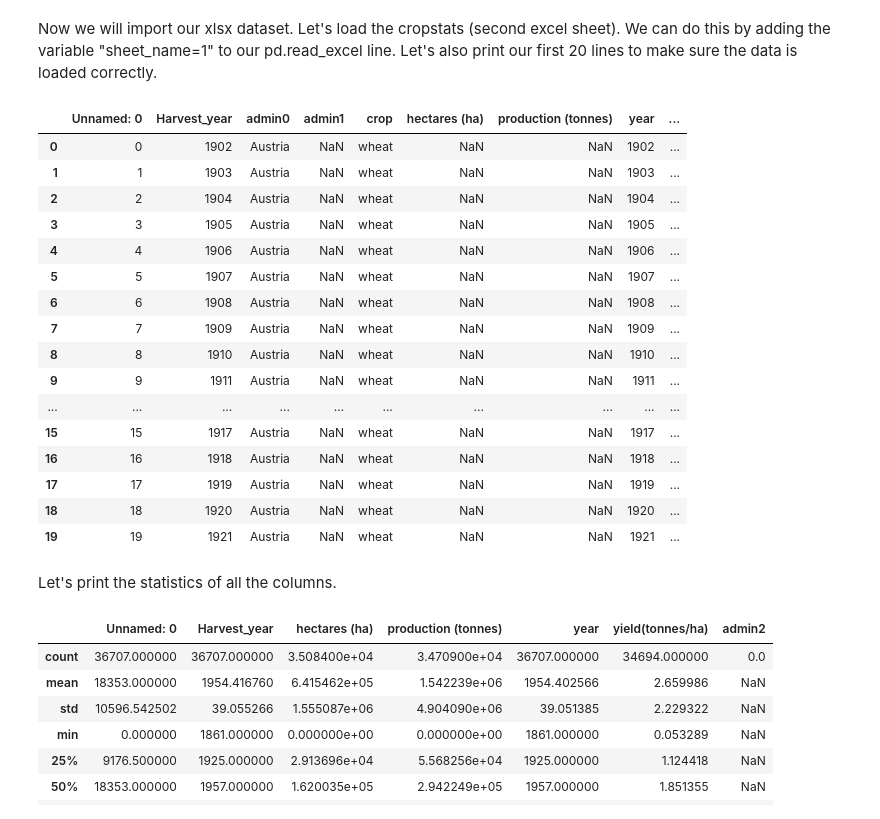
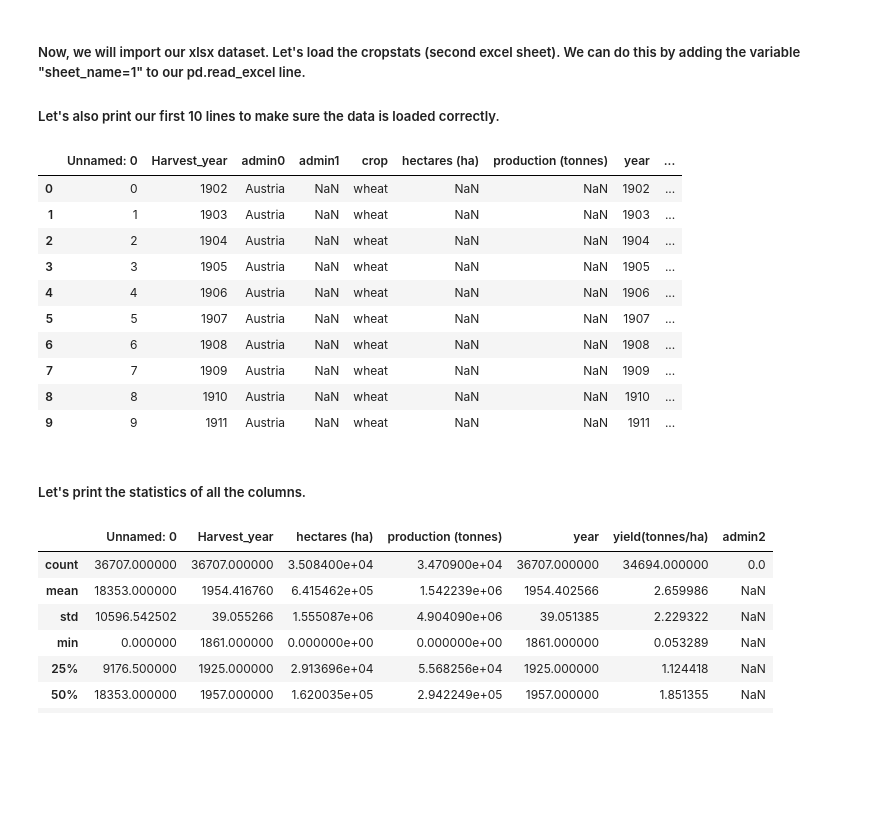
Before and after one commit to arthurbirate/DataNexa_Cloud_AI, a Jupyter notebook: 1. Data exploration/1.2 Crop cleaning.ipynb, the cells around one changed output. Drawn from its saved outputs; the diff is of its cells as text; code cells hidden in the pictures; blank space fills up the shorter version.

```diff
--- a/1. Data exploration/1.2 Crop cleaning.ipynb
+++ b/1. Data exploration/1.2 Crop cleaning.ipynb
@@ -34,34 +42,23 @@ Note: you may need to restart the kernel to use updated packages.
 # %% [markdown]
-Now we will import our xlsx dataset. Let's load the cropstats (second excel sheet).
-We can do this by adding the variable "sheet_name=1" to our pd.read_excel line.
-Let's also print our first 20 lines to make sure the data is loaded correctly.
+##### Now, we will import our xlsx dataset. Let's load the cropstats (second excel sheet). We can do this by adding the variable "sheet_name=1" to our pd.read_excel line.
+##### Let's also print our first 10 lines to make sure the data is loaded correctly.
 # %%
-import pandas as pd
-from matplotlib import pyplot as plt
-import numpy as np
-
 crop_data = pd.read_excel("../4. Other/4.1 Datasets/Crop/Crop.xlsx", sheet_name=1)
-crop_data.head(20)
+crop_data.head(10)
 # %% [output]
 |  | Unnamed: 0 | Harvest_year | admin0 | admin1 | crop | hectares (ha) | production (tonnes) | year | ... |
 | 0 | 0 | 1902 | Austria | NaN | wheat | NaN | NaN | 1902 | ... |
 | 1 | 1 | 1903 | Austria | NaN | wheat | NaN | NaN | 1903 | ... |
 | 2 | 2 | 1904 | Austria | NaN | wheat | NaN | NaN | 1904 | ... |
 | 3 | 3 | 1905 | Austria | NaN | wheat | NaN | NaN | 1905 | ... |
 | 4 | 4 | 1906 | Austria | NaN | wheat | NaN | NaN | 1906 | ... |
 | 5 | 5 | 1907 | Austria | NaN | wheat | NaN | NaN | 1907 | ... |
 | 6 | 6 | 1908 | Austria | NaN | wheat | NaN | NaN | 1908 | ... |
 | 7 | 7 | 1909 | Austria | NaN | wheat | NaN | NaN | 1909 | ... |
 | 8 | 8 | 1910 | Austria | NaN | wheat | NaN | NaN | 1910 | ... |
 | 9 | 9 | 1911 | Austria | NaN | wheat | NaN | NaN | 1911 | ... |
-| ... | ... | ... | ... | ... | ... | ... | ... | ... | ... |
-| 15 | 15 | 1917 | Austria | NaN | wheat | NaN | NaN | 1917 | ... |
-| 16 | 16 | 1918 | Austria | NaN | wheat | NaN | NaN | 1918 | ... |
-| 17 | 17 | 1919 | Austria | NaN | wheat | NaN | NaN | 1919 | ... |
-| 18 | 18 | 1920 | Austria | NaN | wheat | NaN | NaN | 1920 | ... |
-| 19 | 19 | 1921 | Austria | NaN | wheat | NaN | NaN | 1921 | ... |
 # %% [markdown]
-Let's print the statistics of all the columns.
+##### Let's print the statistics of all the columns.
 # %%
 crop_data.describe()
 # %% [output]
```
Also changed, not shown: parts of 42 cells of this notebook.
